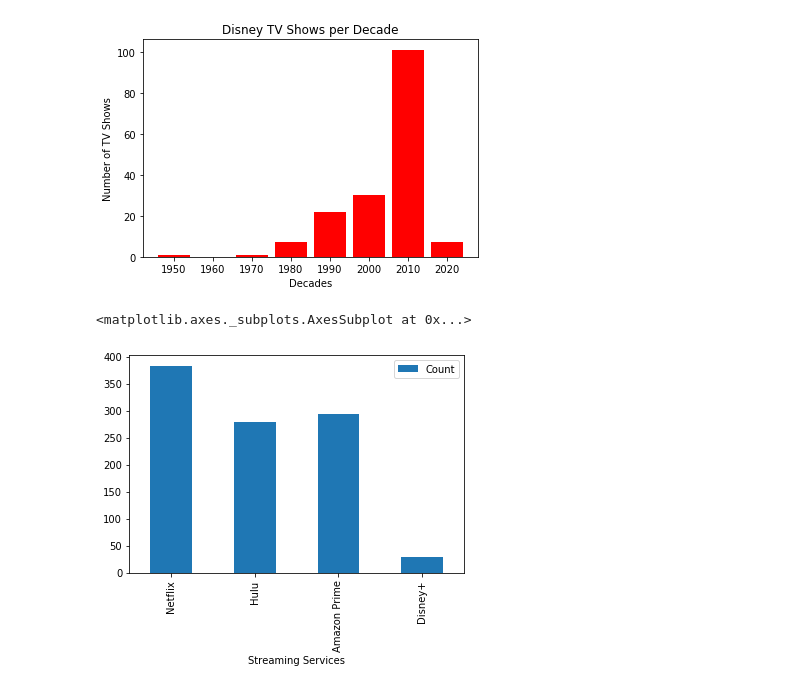
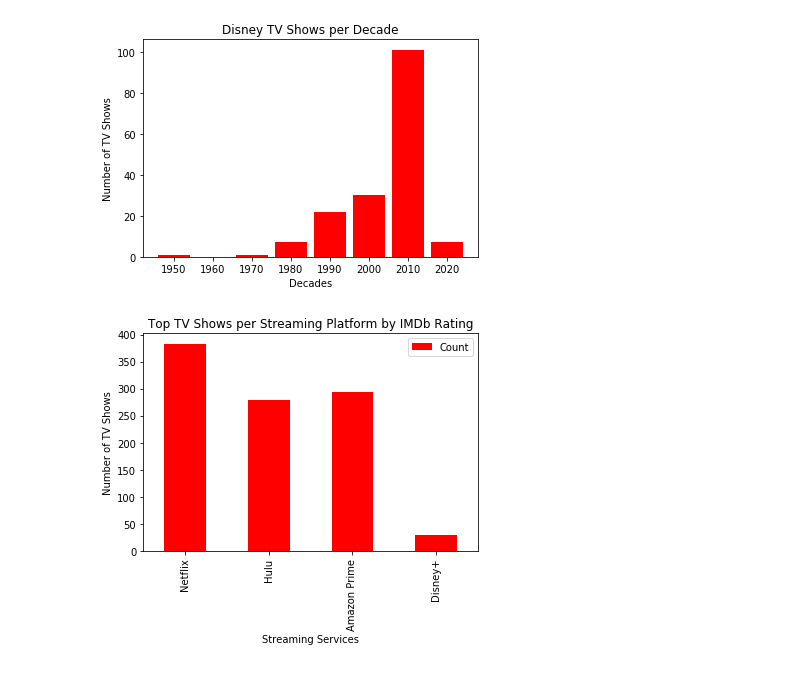
Before and after one commit to trevorguleserian/Project1, a Jupyter notebook: tv_data.ipynb, the cells around one changed output. Drawn from its saved outputs; the diff is of its cells as text; code cells hidden in the pictures.

```diff
--- a/tv_data.ipynb
+++ b/tv_data.ipynb
@@ -150,26 +152,25 @@ plt.show()
 # %%
 top_netflix = netflix_df.loc[netflix_df['IMDb']>8]
 tnetflix = (len(top_netflix))
 
 top_hulu = hulu_df.loc[hulu_df['IMDb']>8]
 thulu = (len(top_hulu))
 
 top_prime = prime_df.loc[prime_df['IMDb']>8]
 tprime = (len(top_prime))
 
 top_disney = disney_df.loc[disney_df['IMDb']>8]
 tdisney = (len(top_disney))
 
 count_df = pd.DataFrame({'Streaming Services': ['Netflix', 'Hulu', 'Amazon Prime', 'Disney+'],
                          'Count': [tnetflix, thulu, tprime, tdisney]}
                        ).set_index('Streaming Services')
 count_df.plot(kind='bar', color = 'red')
 
 plt.ylabel("Number of TV Shows")
-plt.title('Top TV Shows per Streaming Platform ')
+plt.title('Top TV Shows per Streaming Platform by IMDb Rating')
 
-plt.savefig('PNG/netflix_tv_decades.png')
+plt.savefig('PNG/top_tv_per_service.png')
 plt.show()
 # %% [output]
-<matplotlib.axes._subplots.AxesSubplot at 0x...>
-[figure, old version]
+[figure, new version]
```
Also changed, not shown: parts of 1 cell of this notebook, 2 other files.
